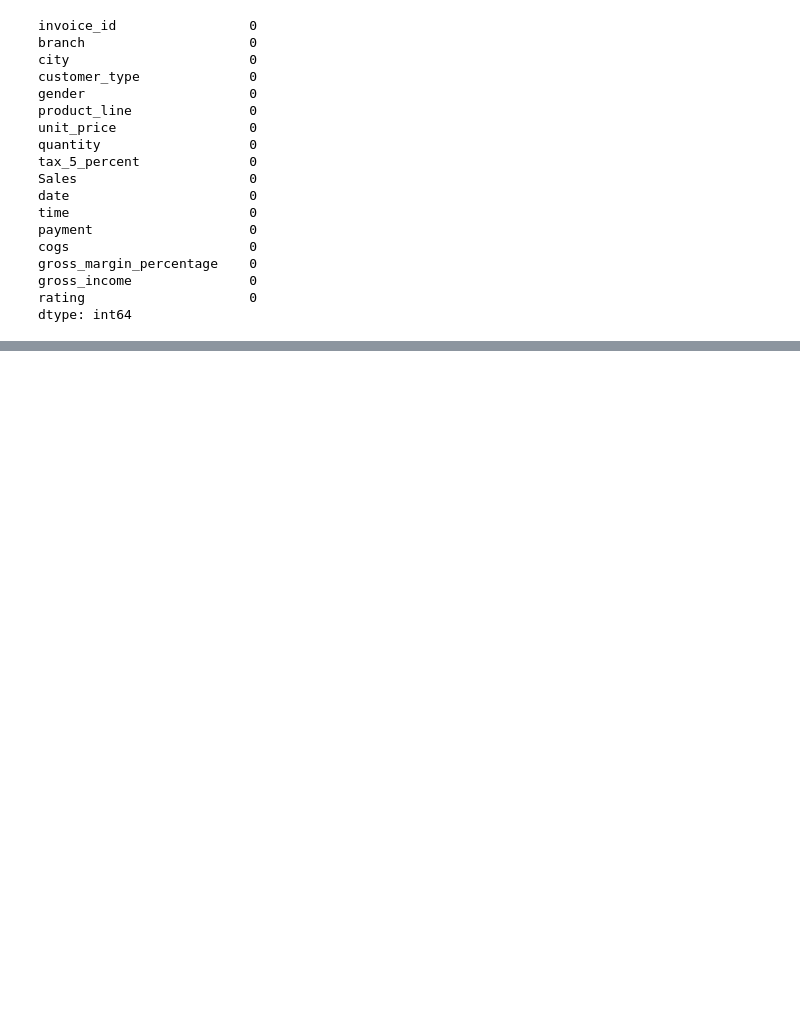
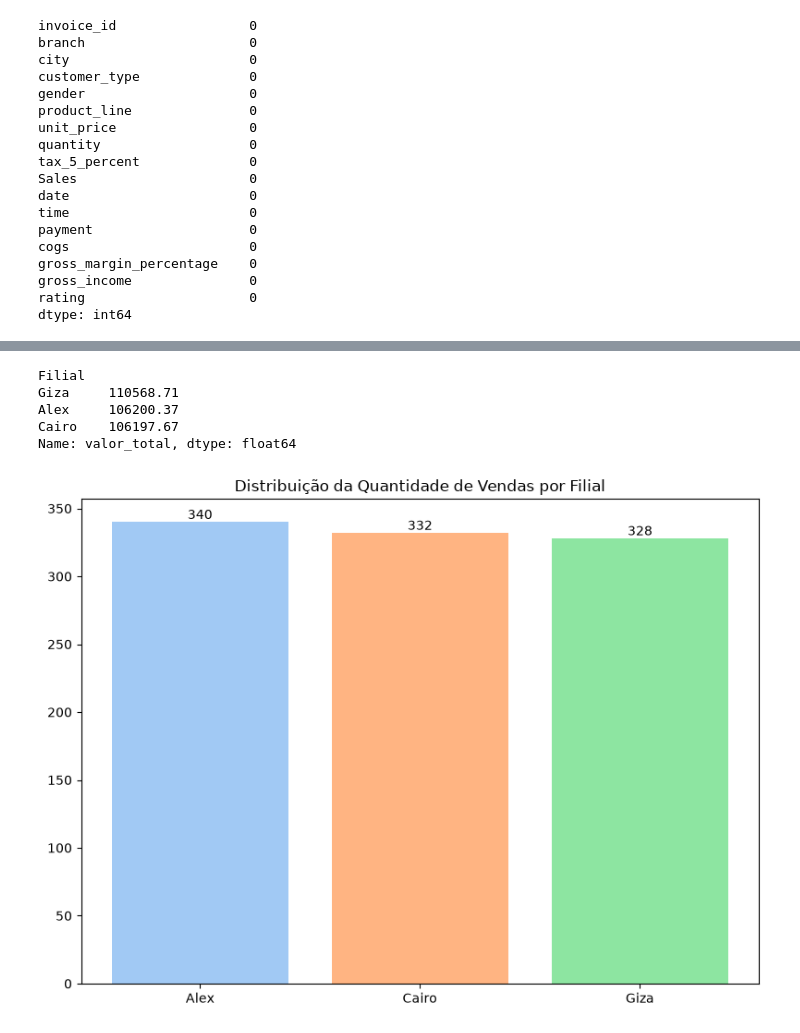
Before and after one commit to cadujochem/projeto-supermarket-sales, a Jupyter notebook: src/notebook_etl.ipynb, the cells around one changed output, grey strips where cells are left out. Drawn from its saved outputs; the diff is of its cells as text; code cells hidden in the pictures; blank space fills up the shorter version.

```diff
--- a/src/notebook_etl.ipynb
+++ b/src/notebook_etl.ipynb
@@ -174,0 +172,9 @@ print(f" ETL concluído com sucesso! Arquivo gerado em: {caminho_saida}")
+# %%
+ # Lê os dados tratados - Apresenta toda Tabela de dados tratados, que foi gerada no processo de ETL, e realiza a análise estatística e geração de gráficos.
+
+
+
+df = pd.read_csv('data/processed/vendas_tratadas.csv')
+df['data_venda'] = pd.to_datetime(df['data_venda'])
+
+df
@@ -174,0 +208,10 @@ print(f" ETL concluído com sucesso! Arquivo gerado em: {caminho_saida}")
+# %%
+# Extrair o dia da semana em português para facilitar a análise
+dias_pt = {
+    'Monday': 'Segunda-feira', 'Tuesday': 'Terça-feira', 'Wednesday': 'Quarta-feira',
+    'Thursday': 'Quinta-feira', 'Friday': 'Sexta-feira', 'Saturday': 'Sábado', 'Sunday': 'Domingo'
+}
+df['dia_semana'] = df['data_venda'].dt.day_name().map(dias_pt)
+
+#Verificando a coluna dia_semana.
+df['dia_semana']
@@ -174,0 +231,11 @@ print(f" ETL concluído com sucesso! Arquivo gerado em: {caminho_saida}")
+# %%
+# Filtrar os dados para a análise estatística das filiãos comparadas com valor_total vendido. Valor posteriormente salvo
+# na variavel filial_vencedora, que será utilizada para responder a pergunta de negócio: Qual filial apresentou o maior faturamento?
+
+df.groupby('Filial')['valor_total'].sum().round(2).sort_values(ascending=False)
+# %% [output]
+Filial
+Giza     110568.71
+Alex     106200.37
+Cairo    106197.67
+Name: valor_total, dtype: float64
@@ -174,0 +247,13 @@ print(f" ETL concluído com sucesso! Arquivo gerado em: {caminho_saida}")
+# %%
+ # Gerar Gráficos para Quantidade de vendas por Filial
+qtd_filial = df.groupby('Filial')['id_venda'].count()
+
+# Utilizar o Matplotlib e Seaborn para criar um gráfico de pizza (setores) da quantidade de vendas
+plt.figure(figsize=(8, 6))
+cores = sns.color_palette('pastel')[0:len(qtd_filial)]
+plt.bar_label(plt.bar(qtd_filial.index, qtd_filial.values, color=cores), labels=qtd_filial.values)
+plt.title('Distribuição da Quantidade de Vendas por Filial')
+plt.tight_layout()
+plt.show()
+# %% [output]
+[figure, added]
```
Also changed, not shown: parts of 22 cells of this notebook, 10 other files.
